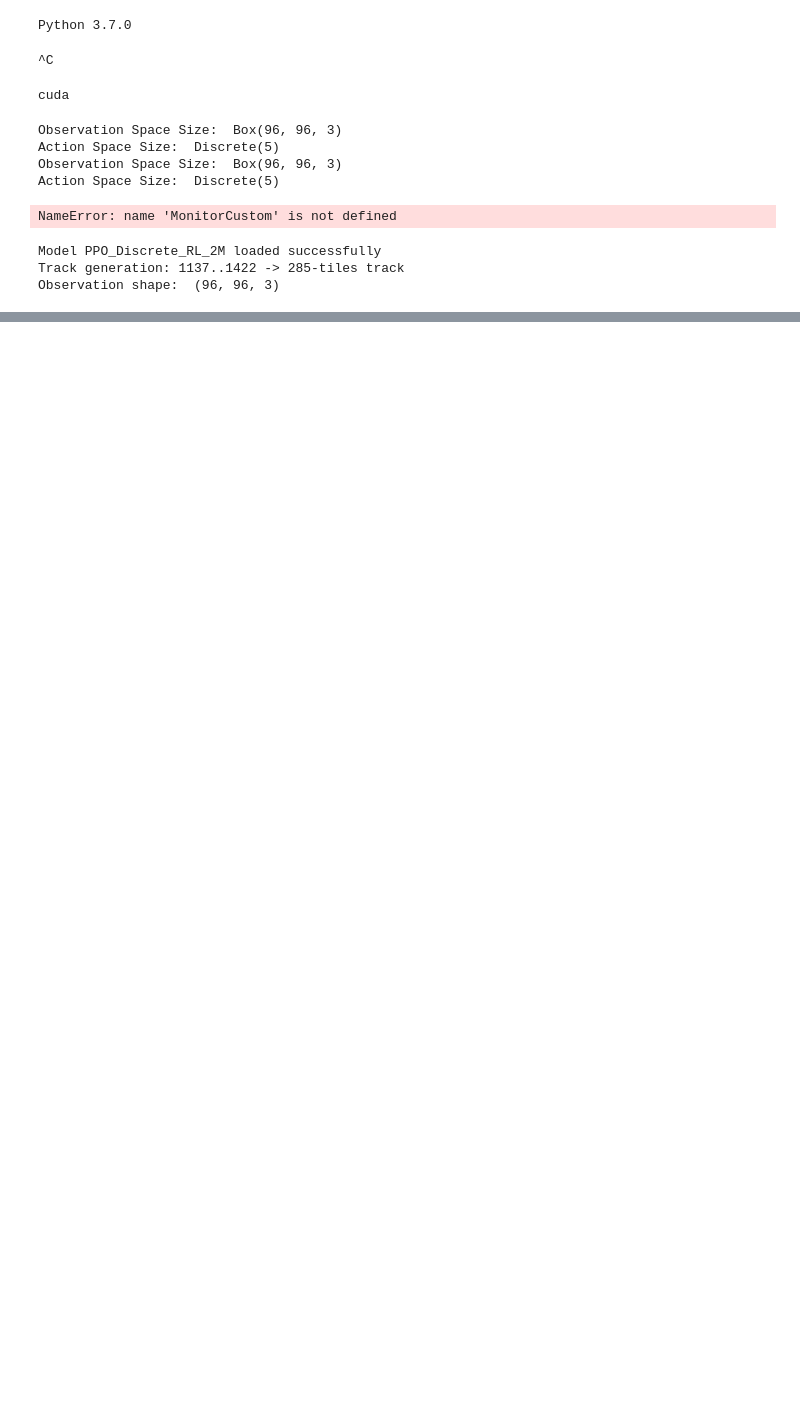
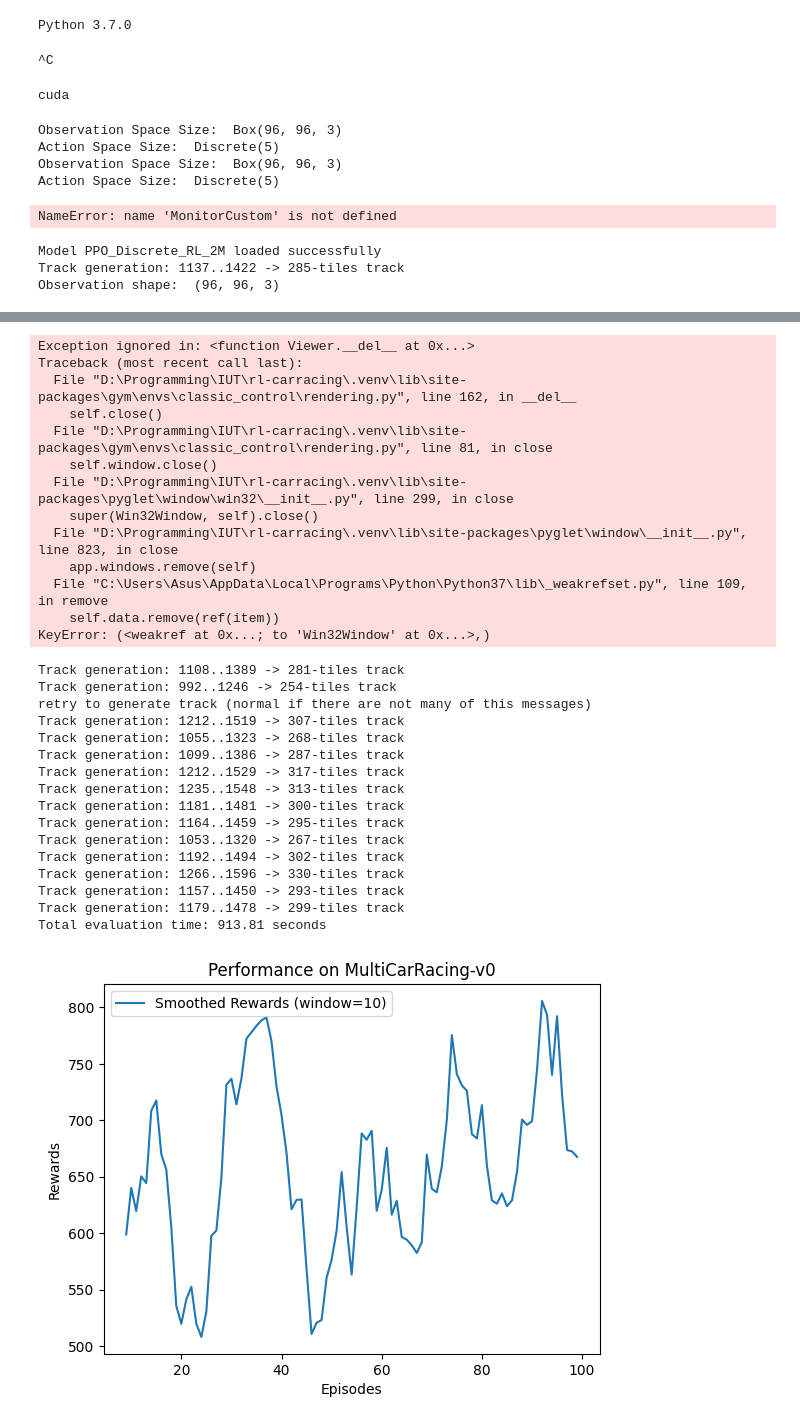
Before and after one commit to JohnnyKoshev/rl-carracing, a Jupyter notebook: ppo_discrete.ipynb, the cells around one changed output, grey strips where cells are left out. Cells and saved outputs as stored; diff of their text form; code cells hidden in the pictures; blank space fills up the shorter version.

```diff
--- a/ppo_discrete.ipynb
+++ b/ppo_discrete.ipynb
@@ -253,7 +253,7 @@ import pandas as pd
 from stable_baselines3 import PPO
 
 
-model = PPO.load("PPO_Discrete_RL_1M")
+model = PPO.load("PPO_Discrete_RL_2M")
 
 env = gym.make('MultiCarRacing-v0', num_agents=1)
 
@@ -300,0 +316,30 @@ Track generation: 1128..1414 -> 286-tiles track
+Exception ignored in: <function Viewer.__del__ at 0x...>
+Traceback (most recent call last):
+  File "D:\Programming\IUT\rl-carracing\.venv\lib\site-packages\gym\envs\classic_control\rendering.py", line 162, in __del__
+    self.close()
+  File "D:\Programming\IUT\rl-carracing\.venv\lib\site-packages\gym\envs\classic_control\rendering.py", line 81, in close
+    self.window.close()
+  File "D:\Programming\IUT\rl-carracing\.venv\lib\site-packages\pyglet\window\win32\__init__.py", line 299, in close
+    super(Win32Window, self).close()
+  File "D:\Programming\IUT\rl-carracing\.venv\lib\site-packages\pyglet\window\__init__.py", line 823, in close
+    app.windows.remove(self)
+  File "C:\Users\Asus\AppData\Local\Programs\Python\Python37\lib\_weakrefset.py", line 109, in remove
+    self.data.remove(ref(item))
+KeyError: (<weakref at 0x...; to 'Win32Window' at 0x...>,)
+Track generation: 1108..1389 -> 281-tiles track
+Track generation: 992..1246 -> 254-tiles track
+retry to generate track (normal if there are not many of this messages)
+Track generation: 1212..1519 -> 307-tiles track
+Track generation: 1055..1323 -> 268-tiles track
+Track generation: 1099..1386 -> 287-tiles track
+Track generation: 1212..1529 -> 317-tiles track
+Track generation: 1235..1548 -> 313-tiles track
+Track generation: 1181..1481 -> 300-tiles track
+Track generation: 1164..1459 -> 295-tiles track
+Track generation: 1053..1320 -> 267-tiles track
+Track generation: 1192..1494 -> 302-tiles track
+Track generation: 1266..1596 -> 330-tiles track
+Track generation: 1157..1450 -> 293-tiles track
+Track generation: 1179..1478 -> 299-tiles track
+Total evaluation time: 913.81 seconds
+[figure, added]
```
Also changed, not shown: parts of 1 cell of this notebook, 1 other file.
